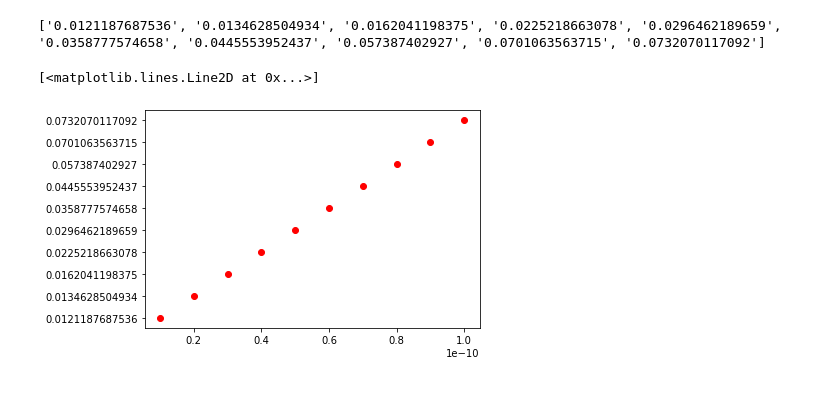
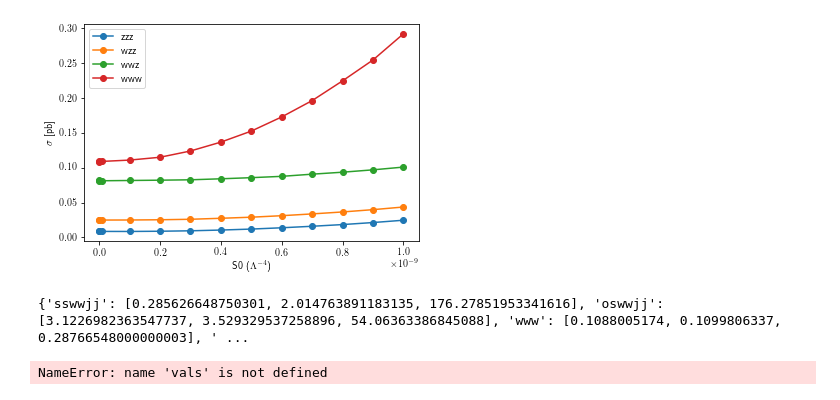
Before and after one commit to wamorkart/aQGC_Pheno, a Jupyter notebook: Operator_vs_XS.ipynb, the cells around one changed output. Saved outputs shown, nothing was run; the diff lists cells and outputs as text; code cells hidden in the pictures.

```diff
--- a/Operator_vs_XS.ipynb
+++ b/Operator_vs_XS.ipynb
@@ -20,9 +76,35 @@ for val in vals:
+# %%
+XS_vals_zzz = [0.008679144599999999, 0.0086679608, 0.008641141, 0.008575275, 0.008888219000000001, 0.00952128, 0.01059573, 0.012001050000000001, 0.01385407, 0.0160189, 0.018448000000000003,0.0213522, 0.024675]
+XS_vals_wzz = [0.024940381070000003, 0.024827954340000003, 0.0249252792, 0.0249983908, 0.0253467551, 0.0260421178, 0.0274563821, 0.0290210458, 0.031165179599999995, 0.0337262584, 0.036530606, 0.039831209199999995, 0.043622408]
+XS_vals_wwz = [0.081218091, 0.08188534699999998, 0.08124339499999998, 0.08163440599999999, 0.08205988199999997, 0.08261878600000001, 0.08405164, 0.085669663, 0.087563556, 0.09067761099999999, 0.09351242700000002, 0.096899905, 0.100837659]
+XS_vals_www = [0.1086966517, 0.109301184, 0.10898437999999999, 0.11086385490000002, 0.11491803130000001, 0.12388708400000001, 0.13661328900000003, 0.152408526, 0.17272094799999999, 0.196136874, 0.22445908400000003, 0.254393373, 0.291883906]
+op_vals = [1e-20, 1e-12, 1e-11, 1e-10, 2e-10, 3e-10, 4e-10, 5e-10, 6e-10, 7e-10, 8e-10, 9e-10, 1e-09]
+# %%
+plt.plot(op_vals, XS_vals_zzz, marker="o", label="zzz")
+plt.plot(op_vals, XS_vals_wzz, marker="o", label="wzz")
+plt.plot(op_vals, XS_vals_wwz, marker="o", label="wwz")
+plt.plot(op_vals, XS_vals_www, marker="o", label="www")
+
+
+
+plt.xlabel(r'{S0 ($\Lambda^{-4}$)}')
+plt.ylabel(r'$\sigma$ [pb]')
+plt.legend()
+plt.savefig("S0.pdf")
+# %% [output]
+[figure, added]
 # %%
-print (XS_vals)
+print (XS)
 # %% [output]
-['0.0121187687536', '0.0134628504934', '0.0162041198375', '0.0225218663078', '0.0296462189659', '0.0358777574658', '0.0445553952437', '0.057387402927', '0.0701063563715', '0.0732070117092']
+{'sswwjj': [0.285626648750301, 2.014763891183135, 176.27851953341616], 'oswwjj': [3.1226982363547737, 3.529329537258896, 54.06363386845088], 'www': [0.1088005174, 0.1099806337, 0.28766548000000003], ' ...
 # %%
-plt.plot(vals, XS_vals,'ro')
+for i in XS:
+    print (i)
+#     plt.plot(vals, XS[i],'', label = i)
+plt.plot(vals, XS["www"],'')#, label = i)
+
+plt.legend()
+# plt.plot(vals, XS["oswwjj"],'')
+# plt.plot(vals, XS["sswwjj"], '')
 # %% [output]
-[<matplotlib.lines.Line2D at 0x...>]
+NameError: name 'vals' is not defined
-[figure, removed]
```
Also changed, not shown: parts of 6 cells of this notebook, 5 other files.
